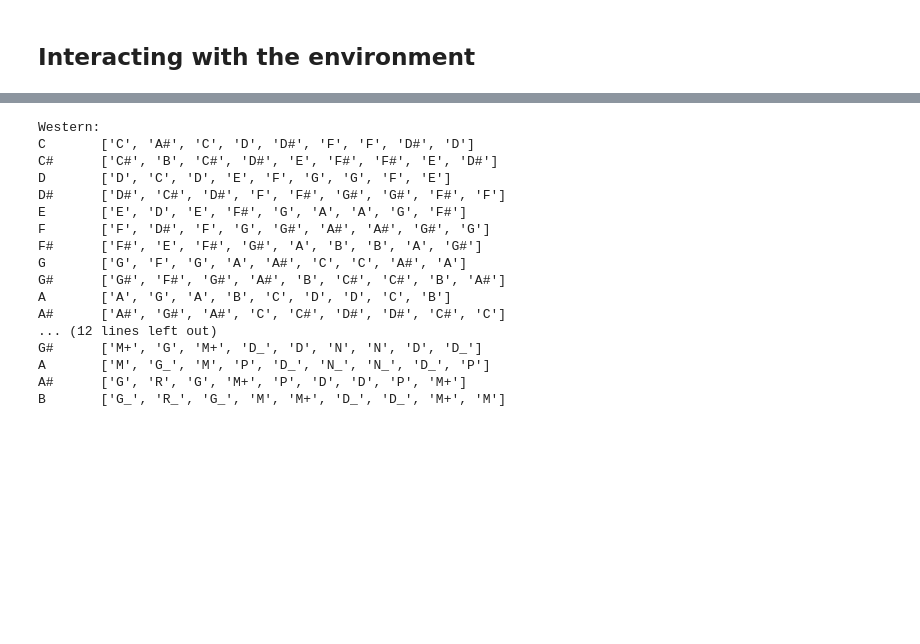
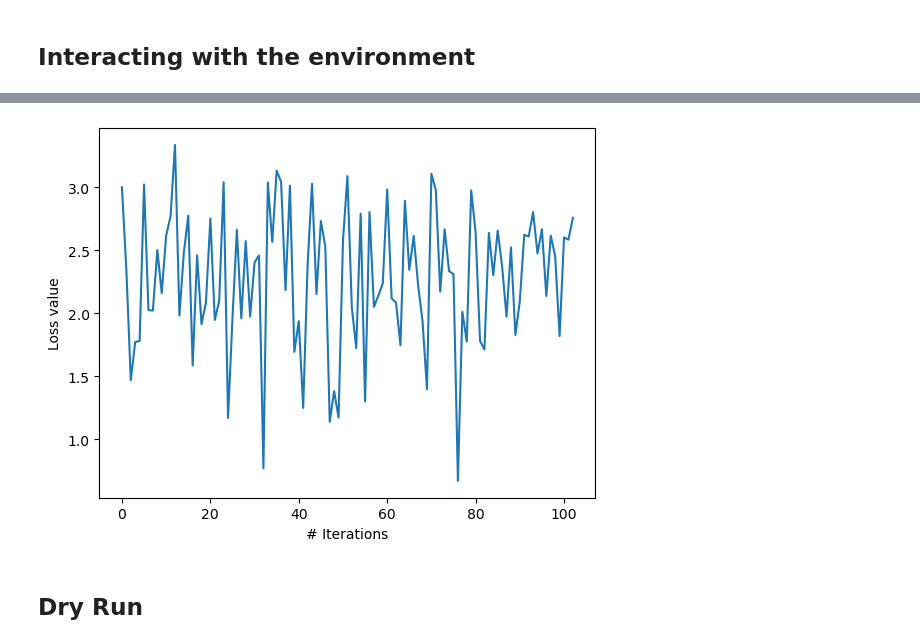
Before and after one commit to krsrv/generalized-ml-lsp, a Jupyter notebook: Playground.ipynb, the cells around one changed output, grey strips where cells are left out. Cells and saved outputs as stored; diff of their text form; code cells hidden in the pictures; blank space fills up the shorter version.

```diff
--- a/Playground.ipynb
+++ b/Playground.ipynb
@@ -659,3 +135,0 @@ AssertionError: key shape torch.Size([14, 10, 10]) does not match value shape to
-# %%
-_, x = torch.randn((n_seq, batch_size, qdim));
-print(x)
@@ -1227,6 +852,38 @@ def init_env(layout: Layout, gate_set_1q : list[GT_1Q], gate_set_2q : list[GT_2Q
         threshold = 0.99,
         use_max_reward = False
     )
+# %%
+def create_labelled_data(n_min, n_max, gen):
+    global key, key_reset, key_act, key_step
+    n = torch.randint(low=n_min, high=n_max, size=(1,), generator=gen)[0]
+    n = n.int().item()
+
+    layout = sample_layout(n, gen)
+    gate_set_1q, gate_set_2q = sample_gate_set(gen)
+    if len(gate_set_1q) + len(gate_set_2q) < 2:
+        d_max = 3
+    else:
+        d_max =  np.floor(n * n / np.log2(len(gate_set_1q) + len(gate_set_2q)), casting='unsafe', dtype=np.int32)
+    d = torch.randint(low=1, high=d_max, size=(1,), generator=gen)[0] if d_max > 1 else torch.tensor(1)
+    # gate_instances = construct_gate_instances(gate_set_1q, gate_set_2q, graph)
+    # gates = sample_from_array(gate_instances, d, gen)
+
+    lsp_env = init_env(layout, gate_set_1q, gate_set_2q, d.item())
+    env_params = None
+    _observation, env_state = lsp_env.reset_env(key_reset, env_params);
+    assert _observation.shape[-1] == 2 * n * n + n, f"""Implementation (e.g. StabilizerEncoding) depends on the shape
+    of the observation being 2 * n * n + n (all stabilizers, followed by n signs). Received {_observation.shape}
+    instead"""
+
+    gate_list = []
+    for idx in range(d):
+        key_act, _rng = jax.random.split(key_act);
+        gate_list.append(lsp_env.action_space(env_params).sample(key_act))
+
+        key_step, _rng = jax.random.split(key_step)
+        observation, env_state, _reward, _done, _info = lsp_env.step_env(key_step, env_state, gate_list[-1], env_params)
+    observation = torch.from_dlpack(observation).long()
+    return n, layout, gate_set_1q, gate_set_2q, d, gate_list, observation, lsp_env
 # %%
 import numpy as np
 import time
@@ -1343,34 +954,11 @@ def convert_to_hindustani(input_notes: list[str], base_note: str) -> list[str]:
-# %%
-# input_notes = ["B", "G", "G", "A"] # Bachana
-input_notes = ["D", "C", "D", "E", "F", "G", "G", "F", "E"] # Bachana - lyrics
-# input_notes = ["D", "E", "A", "B", "F#", "E", "F#", "E", "C#"]
-notes = input_notes
-
-print("Western:")
-for i in western_notes:
-    print(f"{i}\t{transpose(notes, first_note=i)}")
-
-print()
-print("Hindustani:")
-# notes = transpose(notes, transpose_from="C", transpose_to="E")
-print(notes)
-for i in western_notes:
-    print(f"{i}\t{convert_to_hindustani(notes, base_note=i)}")
-# %% [output]
-Western:
-C       ['C', 'A#', 'C', 'D', 'D#', 'F', 'F', 'D#', 'D']
-C#      ['C#', 'B', 'C#', 'D#', 'E', 'F#', 'F#', 'E', 'D#']
-D       ['D', 'C', 'D', 'E', 'F', 'G', 'G', 'F', 'E']
-D#      ['D#', 'C#', 'D#', 'F', 'F#', 'G#', 'G#', 'F#', 'F']
-E       ['E', 'D', 'E', 'F#', 'G', 'A', 'A', 'G', 'F#']
-F       ['F', 'D#', 'F', 'G', 'G#', 'A#', 'A#', 'G#', 'G']
-F#      ['F#', 'E', 'F#', 'G#', 'A', 'B', 'B', 'A', 'G#']
-G       ['G', 'F', 'G', 'A', 'A#', 'C', 'C', 'A#', 'A']
-G#      ['G#', 'F#', 'G#', 'A#', 'B', 'C#', 'C#', 'B', 'A#']
-A       ['A', 'G', 'A', 'B', 'C', 'D', 'D', 'C', 'B']
-A#      ['A#', 'G#', 'A#', 'C', 'C#', 'D#', 'D#', 'C#', 'C']
-... (12 lines left out)
-G#      ['M+', 'G', 'M+', 'D_', 'D', 'N', 'N', 'D', 'D_']
-A       ['M', 'G_', 'M', 'P', 'D_', 'N_', 'N_', 'D_', 'P']
-A#      ['G', 'R', 'G', 'M+', 'P', 'D', 'D', 'P', 'M+']
-B       ['G_', 'R_', 'G_', 'M', 'M+', 'D_', 'D_', 'M+', 'M']
+# %%
+import matplotlib.pyplot as plt
+
+plt.plot(loss_history)
+plt.xlabel("# Iterations")
+plt.ylabel("Loss value")
+plt.show()
+# %% [output]
+[figure, added]
+# %% [markdown]
+## Dry Run
```
Also changed, not shown: parts of 27 cells of this notebook, 1 other file.
